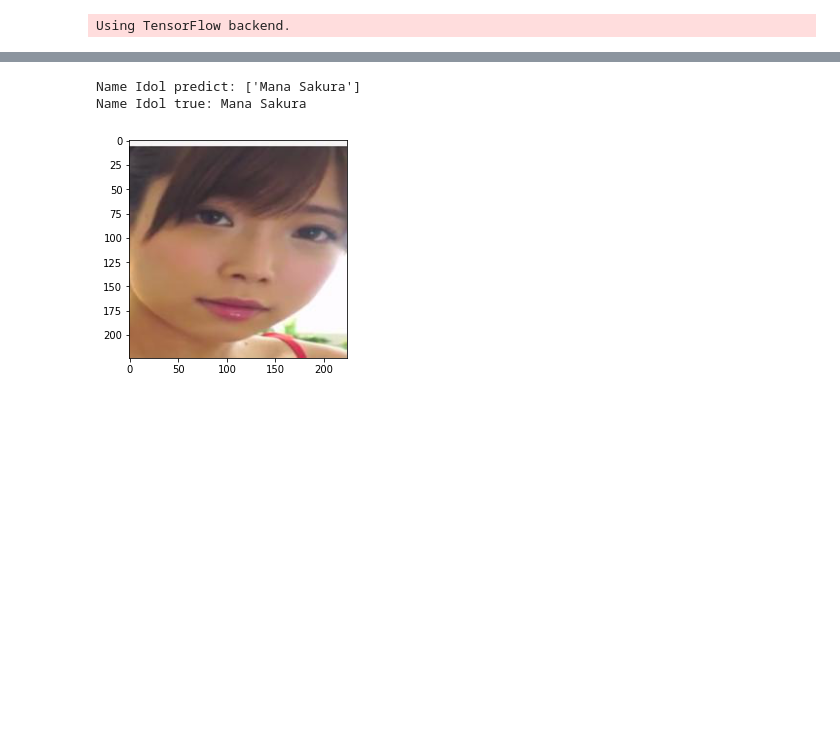
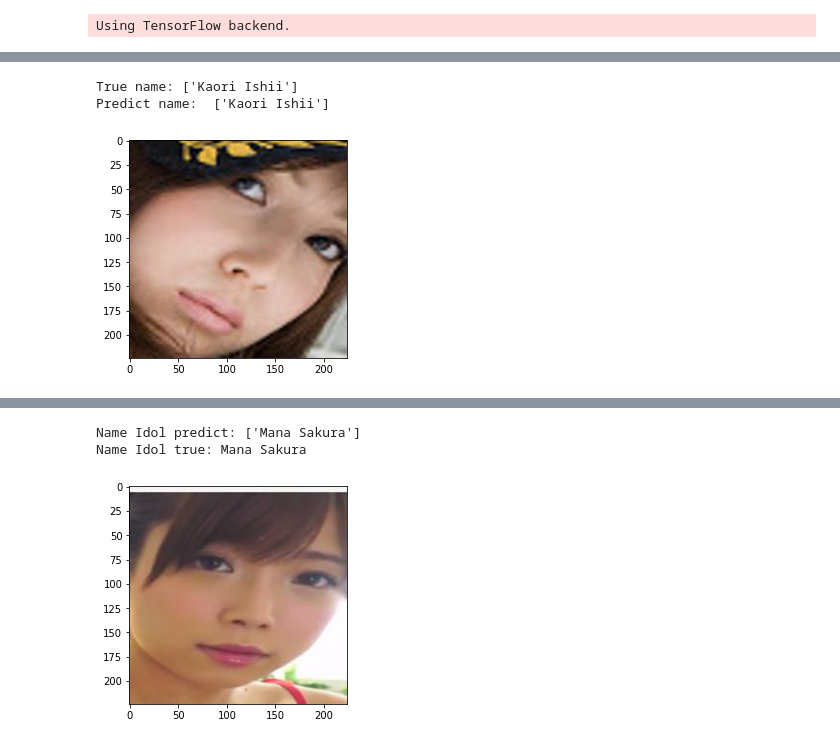
Before and after one commit to monkiravn/javidolrecognition, a Jupyter notebook: ModelJAVIdolRecognition.ipynb, the cells around one changed output, grey strips where cells are left out. Drawn from its saved outputs; the diff is of its cells as text; code cells hidden in the pictures; blank space fills up the shorter version.

```diff
--- a/ModelJAVIdolRecognition.ipynb
+++ b/ModelJAVIdolRecognition.ipynb
@@ -46,7 +54,8 @@ import os
 # %% [output]
 Using TensorFlow backend.
 # %%
-DATA_FILE = "data_face.npz"
-data = np.load(DATA_FILE)
-data_X,data_y,num_class = data["arr_0"],data["arr_1"],data["arr_2"]
-num_class = np.asscalar(num_class)
+def load_data(DATA_FILE):
+  data = np.load(DATA_FILE)
+  X_train, X_test,y_train, y_test ,num_class = data["arr_0"],data["arr_1"],data["arr_2"],data["arr_3"],data["arr_4"]
+  num_class = np.asscalar(num_class)
+  return X_train, X_test,y_train, y_test ,num_class
@@ -69,0 +62,6 @@ print(y_train.shape)
+# %%
+DATA_FILE = "data_face_train_imb.npz"
+X_train, X_test,y_train, y_test ,num_class = load_data(DATA_FILE)
+print(X_train.shape)
+print(X_test.shape)
+print(num_class)
@@ -81,3 +85,8 @@ print(y_train.shape)
+# %%
+# Load ouput_enc từ file để hiển thị nhãn
+pkl_filename = 'data_y_enc_processed.pkl'
+with open(pkl_filename, 'rb') as file:
+    output_enc = pickle.load(file)
 # %%
 import keras
 from keras import backend as K
@@ -202 +237,9 @@ y_predict = model.predict(X_test)
+# %%
+plt.imshow(X_test[0])
+print("True name:", output_enc.inverse_transform([y_test_org[0]]))
+print("Predict name: ",output_enc.inverse_transform([np.argmax(y_predict[0])]))
+# %% [output]
+True name: ['Kaori Ishii']
+Predict name:  ['Kaori Ishii']
+[figure, added]
 # %%
```
Also changed, not shown: parts of 27 cells of this notebook.
